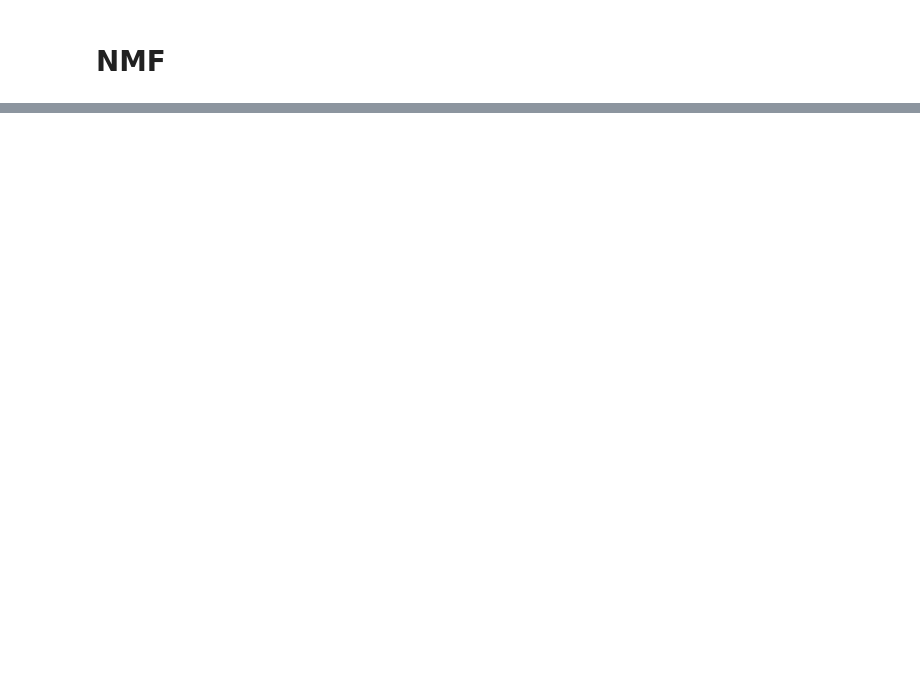
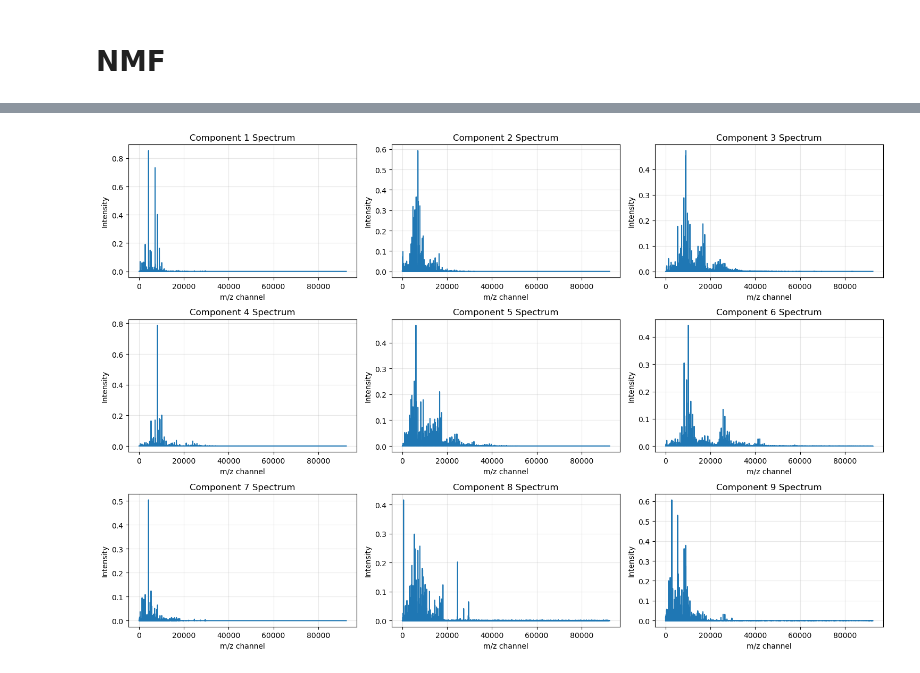
Before and after one commit to Tapiwamaz/HonoursResearch, a Jupyter notebook: Notebooks/NMF.ipynb, the cells around one changed output, grey strips where cells are left out. Cells and saved outputs as stored; diff of their text form; code cells hidden in the pictures; blank space fills up the shorter version.

```diff
--- a/Notebooks/NMF.ipynb
+++ b/Notebooks/NMF.ipynb
@@ -15,30 +15,11 @@ H = nmf.components_  # Component spectra
 
 # Reconstruction error
 reconstruction_error = nmf.reconstruction_err_
-print(f"Reconstruction error: {reconstruction_error:.4f}")
 
-# Plot component spectra (basis vectors)
-plt.figure(figsize=(12, 8))
-for i in range(min(5, n_components)):  # Plot first 5 components
-    plt.subplot(2, 3, i+1)
-    plt.plot(H[i])
-    plt.title(f'NMF Component {i+1}')
-    plt.xlabel('m/z channel')
-    plt.ylabel('Intensity')
-plt.tight_layout()
-plt.show()
+print(f"Reconstruction error: {reconstruction_error:.8f}")
 
-# Plot weights for first two components
-plt.figure(figsize=(8, 6))
-plt.scatter(W[:, 0], W[:, 1], alpha=0.7)
-plt.xlabel('Component 1 Weight')
-plt.ylabel('Component 2 Weight')
-plt.title('NMF Component Weights')
-plt.show()
-
-# Show which samples have highest weights for each component
 for i in range(min(3, n_components)):
-    top_samples = np.argsort(W[:, i])[-5:]  # Top 5 samples
+    top_samples = np.argsort(W[:, i])[-5:]
     print(f"Component {i+1} - Top sample indices: {top_samples}")
     print(f"Component {i+1} - Top weights: {W[top_samples, i]}")
 # %% [output]
@@ -53,0 +61,15 @@ Component 3 - Top weights: [0.031503   0.03169347 0.03379336 0.03406443 0.035160
+# %%
+# 1. Component Spectra Plot - Shows the spectral signatures
+plt.figure(figsize=(15, 10))
+n_plot = min(9, n_components)  # Plot top 9 components
+for i in range(n_plot):
+    plt.subplot(3, 3, i+1)
+    plt.plot(H[i])
+    plt.title(f'Component {i+1} Spectrum')
+    plt.xlabel('m/z channel')
+    plt.ylabel('Intensity')
+    plt.grid(True, alpha=0.3)
+plt.tight_layout()
+plt.show()
+# %% [output]
+[figure, added]
```
Also changed, not shown: parts of 6 cells of this notebook, 3 other files.
